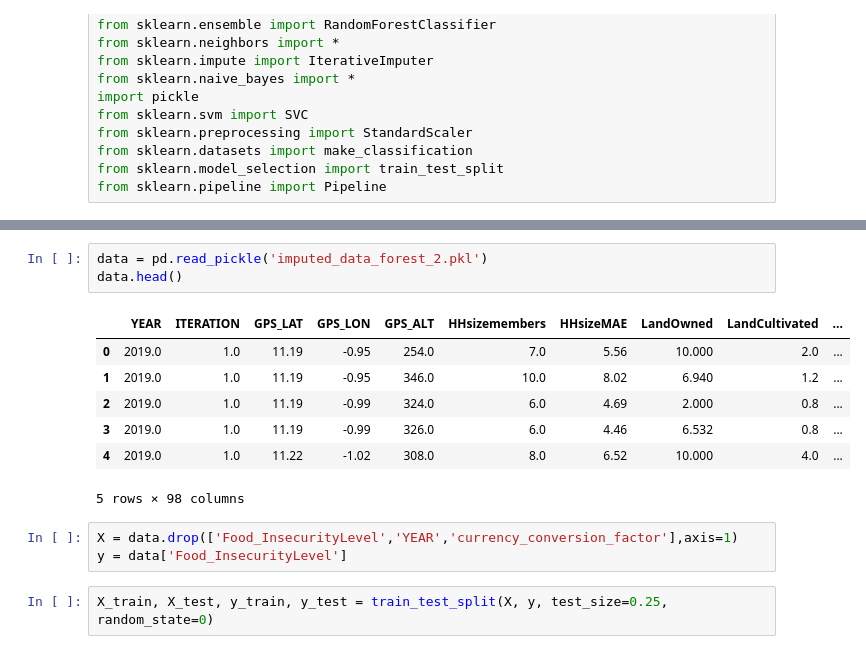
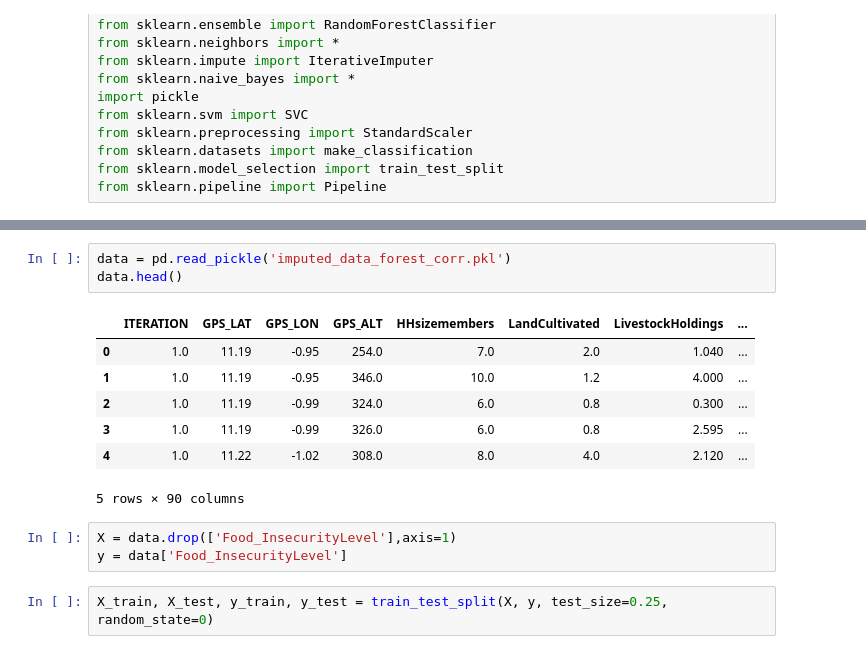
Before and after one commit to willianck/Predicting-Food-Insecurity, a Jupyter notebook: shapley_ExtraTreesClassifier.ipynb, the cells around one changed output, grey strips where cells are left out. Drawn from its saved outputs; the diff is of its cells as text.

```diff
--- a/shapley_ExtraTreesClassifier.ipynb
+++ b/shapley_ExtraTreesClassifier.ipynb
@@ -38,16 +56,16 @@ import shap
 # %%
-data = pd.read_pickle('imputed_data_forest_2.pkl')
+data = pd.read_pickle('imputed_data_forest_corr.pkl')
 data.head()
 # %% [output]
-|  | YEAR | ITERATION | GPS_LAT | GPS_LON | GPS_ALT | HHsizemembers | HHsizeMAE | LandOwned | LandCultivated | ... |
-| 0 | 2019.0 | 1.0 | 11.19 | -0.95 | 254.0 | 7.0 | 5.56 | 10.000 | 2.0 | ... |
-| 1 | 2019.0 | 1.0 | 11.19 | -0.95 | 346.0 | 10.0 | 8.02 | 6.940 | 1.2 | ... |
-| 2 | 2019.0 | 1.0 | 11.19 | -0.99 | 324.0 | 6.0 | 4.69 | 2.000 | 0.8 | ... |
-| 3 | 2019.0 | 1.0 | 11.19 | -0.99 | 326.0 | 6.0 | 4.46 | 6.532 | 0.8 | ... |
-| 4 | 2019.0 | 1.0 | 11.22 | -1.02 | 308.0 | 8.0 | 6.52 | 10.000 | 4.0 | ... |
+|  | ITERATION | GPS_LAT | GPS_LON | GPS_ALT | HHsizemembers | LandCultivated | LivestockHoldings | ... |
+| 0 | 1.0 | 11.19 | -0.95 | 254.0 | 7.0 | 2.0 | 1.040 | ... |
+| 1 | 1.0 | 11.19 | -0.95 | 346.0 | 10.0 | 1.2 | 4.000 | ... |
+| 2 | 1.0 | 11.19 | -0.99 | 324.0 | 6.0 | 0.8 | 0.300 | ... |
+| 3 | 1.0 | 11.19 | -0.99 | 326.0 | 6.0 | 0.8 | 2.595 | ... |
+| 4 | 1.0 | 11.22 | -1.02 | 308.0 | 8.0 | 4.0 | 2.120 | ... |
-5 rows × 98 columns
+5 rows × 90 columns
 # %%
-X = data.drop(['Food_InsecurityLevel','YEAR','currency_conversion_factor'],axis=1)
+X = data.drop(['Food_InsecurityLevel'],axis=1)
 y = data['Food_InsecurityLevel']
 # %%
 X_train, X_test, y_train, y_test = train_test_split(X, y, test_size=0.25, random_state=0)
```
Also changed, not shown: parts of 5 cells of this notebook, 3 other files.
